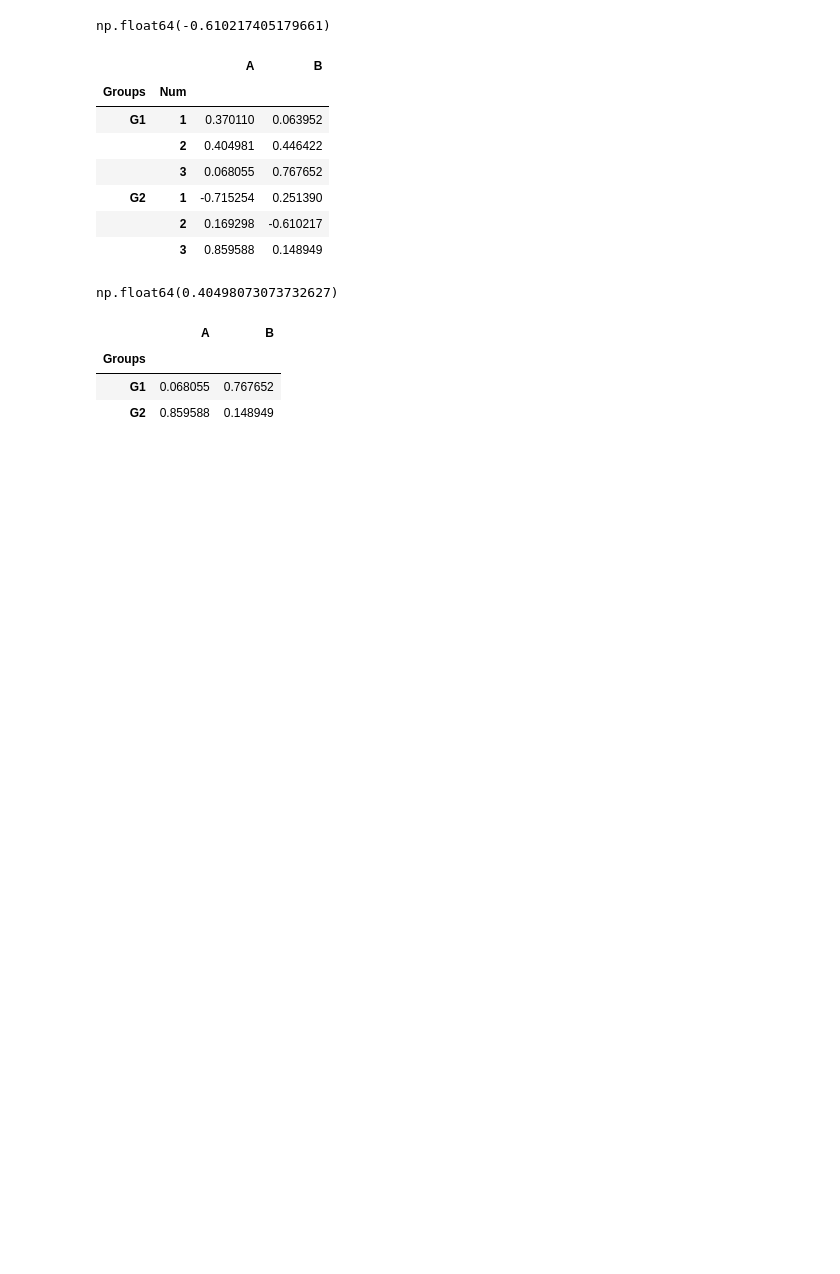
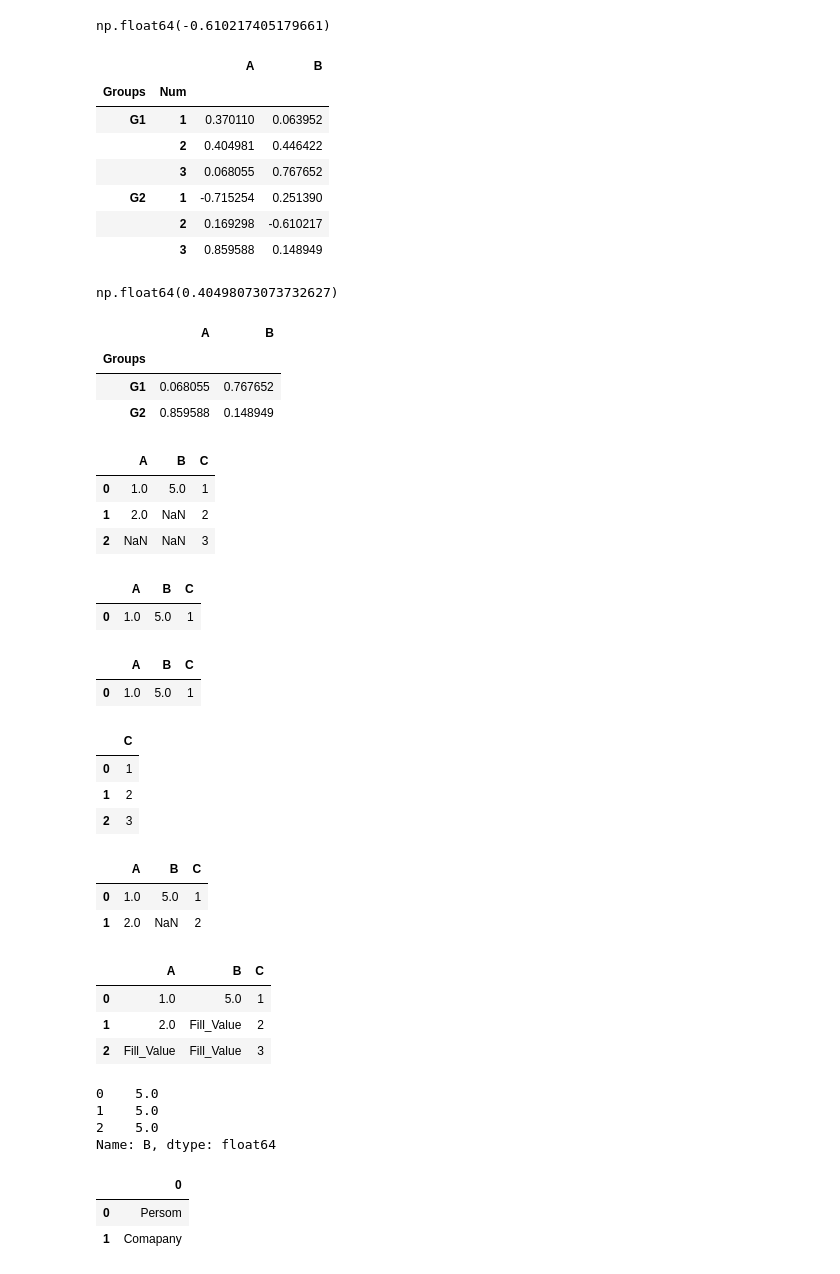
Before and after one commit to jubinba/Dat_science_bootcamp, a Jupyter notebook: pandas_roughbook.ipynb, the cells around one changed output. Cells and saved outputs as stored; diff of their text form; code cells hidden in the pictures; blank space fills up the shorter version.

```diff
--- a/pandas_roughbook.ipynb
+++ b/pandas_roughbook.ipynb
@@ -483,3 +483,50 @@ df.xs(3,level="Num")
 | Groups |  |  |
 | G1 | 0.068055 | 0.767652 |
 | G2 | 0.859588 | 0.148949 |
+# %%
+d = {"A":[1,2,np.nan],"B":[5,np.nan,np.nan],"C":[1,2,3]}
+# %%
+df = pd.DataFrame(d)
+df
+# %% [output]
+|  | A | B | C |
+| 0 | 1.0 | 5.0 | 1 |
+| 1 | 2.0 | NaN | 2 |
+| 2 | NaN | NaN | 3 |
+# %%
+df.dropna()# drops all columns(axis =0)/rows(axis =1) that has at least one NaN value
+# %% [output]
+|  | A | B | C |
+| 0 | 1.0 | 5.0 | 1 |
+# %%
+df.dropna(axis=0)
+# %% [output]
+|  | A | B | C |
+| 0 | 1.0 | 5.0 | 1 |
+# %%
+df.dropna(axis=1)
+# %% [output]
+|  | C |
+| 0 | 1 |
+| 1 | 2 |
+| 2 | 3 |
+# %%
+df.dropna(thresh=2)
+# %% [output]
+|  | A | B | C |
+| 0 | 1.0 | 5.0 | 1 |
+| 1 | 2.0 | NaN | 2 |
+# %%
+df.fillna(value="Fill_Value")
+# %% [output]
+|  | A | B | C |
+| 0 | 1.0 | 5.0 | 1 |
+| 1 | 2.0 | Fill_Value | 2 |
+| 2 | Fill_Value | Fill_Value | 3 |
+# %%
+df["B"].fillna(value=df["B"].mean())
+# %% [output]
+0    5.0
+1    5.0
+2    5.0
+Name: B, dtype: float64
@@ -485,0 +539,6 @@ df.xs(3,level="Num")
+# %%
+df
+# %% [output]
+|  | 0 |
+| 0 | Persom |
+| 1 | Comapany |
```
Also changed, not shown: parts of 2 cells of this notebook, 1 other file.
